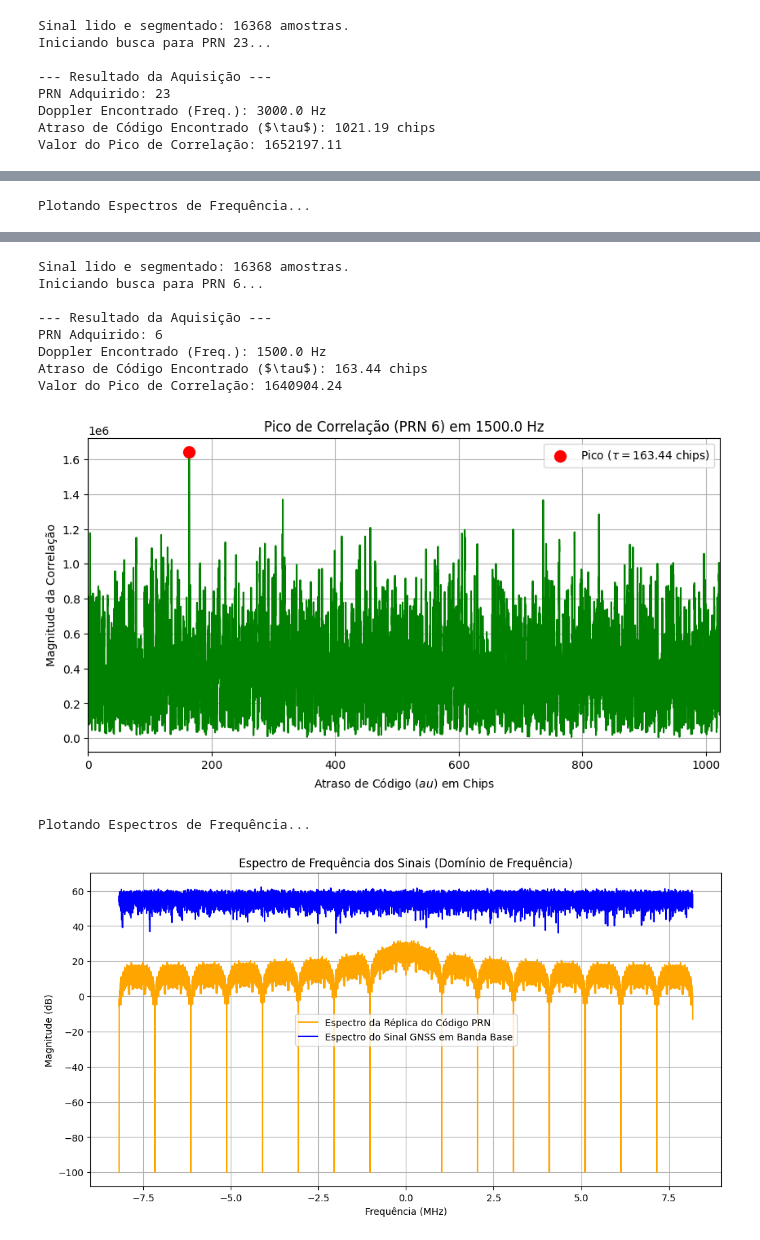
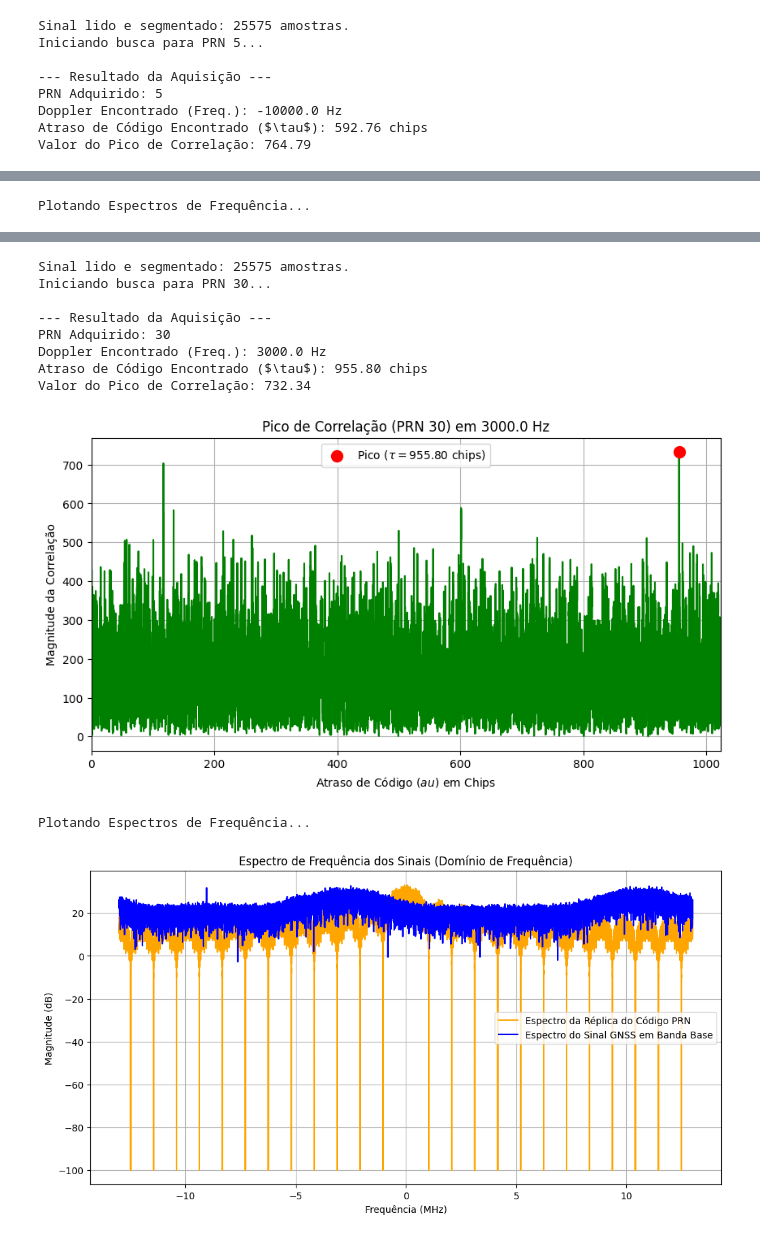
Before and after one commit to llucasEmanuel/gnss-spoofing-detection, a Jupyter notebook: correlation.ipynb, the cells around one changed output, grey strips where cells are left out. Drawn from its saved outputs; the diff is of its cells as text; code cells hidden in the pictures.

Commit message:
feat: add FGI dataset support

```diff
--- a/correlation.ipynb
+++ b/correlation.ipynb
@@ -79,8 +94,8 @@ def load_config(config_file):
     except yaml.YAMLError as e:
         raise ValueError(f"Erro ao decodificar YAML: {e}")
 
-CONFIG_CLEAN_PATH = os.path.join("config", "texbat", "config_clean.yaml")
-CONFIG_DS2_PATH = os.path.join("config", "texbat", "config_ds2.yaml")
+CONFIG_CLEAN_PATH = os.path.join("config", "fgi", "config_clean.yaml")
+CONFIG_DS2_PATH = os.path.join("config", "fgi", "config_spoofed.yaml")
 
 config_clean_data = load_config(CONFIG_CLEAN_PATH)
 config_ds2_data = load_config(CONFIG_DS2_PATH)
@@ -242,7 +257,7 @@ def acquire_gnss_signal(filepath):
 
     if "clean" in filename:
         cfg = PARAMS_CLEAN
-    elif "ds2" in filename:
+    elif "TGS" in filename:
         cfg = PARAMS_DS2
 
     # --- 1. Leitura e Preparação do Sinal ---
@@ -254,10 +269,10 @@ def acquire_gnss_signal(filepath):
         raw_data = np.fromfile(filepath, dtype=cfg["DTYPE"], count=required_real_elements)
 
         # Intercalação: I = [0, 2, 4...], Q = [1, 3, 5...]
-        I_samples = raw_data[0::2].astype(np.float32)
-        Q_samples = raw_data[1::2].astype(np.float32)
+        I_samples = raw_data.astype(np.float32)
+        # Q_samples =  raw_data[1::2].astype(np.float32)
 
-        gps_complex = I_samples + 1j * Q_samples
+        gps_complex = I_samples #+ 1j * Q_samples
         N_total = len(gps_complex)
 
         # Usaremos apenas um bloco coerente
@@ -346,18 +361,18 @@ def acquire_gnss_signal(filepath):
     print("\nPlotando Espectros de Frequência...")
     plot_fourier_spectra(final_band_base, local_code_replica, cfg["FS"])
 # %%
-FILENAME_CLEAN = 'D:\\TEXBAT\\cleanStatic.bin'
-FILENAME_SPOOFED = 'D:\\TEXBAT\\ds2.bin'
+FILENAME_CLEAN = '/home/rc-2d/Downloads/gnss-dataset/OSNMA_cleandata_opensky_460s.dat'
+FILENAME_SPOOFED = '/home/rc-2d/Downloads/gnss-dataset/TGS_L1_E1.dat'
 
 # 2. Executar o processo de aquisição (busca 2D)
 acquire_gnss_signal(FILENAME_CLEAN)
 acquire_gnss_signal(FILENAME_SPOOFED)
 # %% [output]
-Sinal lido e segmentado: 16368 amostras.
-Iniciando busca para PRN 23...
+Sinal lido e segmentado: 25575 amostras.
+Iniciando busca para PRN 5...
 
 --- Resultado da Aquisição ---
-PRN Adquirido: 23
-Doppler Encontrado (Freq.): 3000.0 Hz
-Atraso de Código Encontrado ($\tau$): 1021.19 chips
-Valor do Pico de Correlação: 1652197.11
+PRN Adquirido: 5
+Doppler Encontrado (Freq.): -10000.0 Hz
+Atraso de Código Encontrado ($\tau$): 592.76 chips
+Valor do Pico de Correlação: 764.79
@@ -367,11 +382,11 @@ Plotando Espectros de Frequência...
-Sinal lido e segmentado: 16368 amostras.
-Iniciando busca para PRN 6...
+Sinal lido e segmentado: 25575 amostras.
+Iniciando busca para PRN 30...
 
 --- Resultado da Aquisição ---
-PRN Adquirido: 6
-Doppler Encontrado (Freq.): 1500.0 Hz
-Atraso de Código Encontrado ($\tau$): 163.44 chips
-Valor do Pico de Correlação: 1640904.24
+PRN Adquirido: 30
+Doppler Encontrado (Freq.): 3000.0 Hz
+Atraso de Código Encontrado ($\tau$): 955.80 chips
+Valor do Pico de Correlação: 732.34
-[figure, old version]
+[figure, new version]
 Plotando Espectros de Frequência...
-[figure, old version]
+[figure, new version]
```
Also changed, not shown: parts of 3 cells of this notebook.
